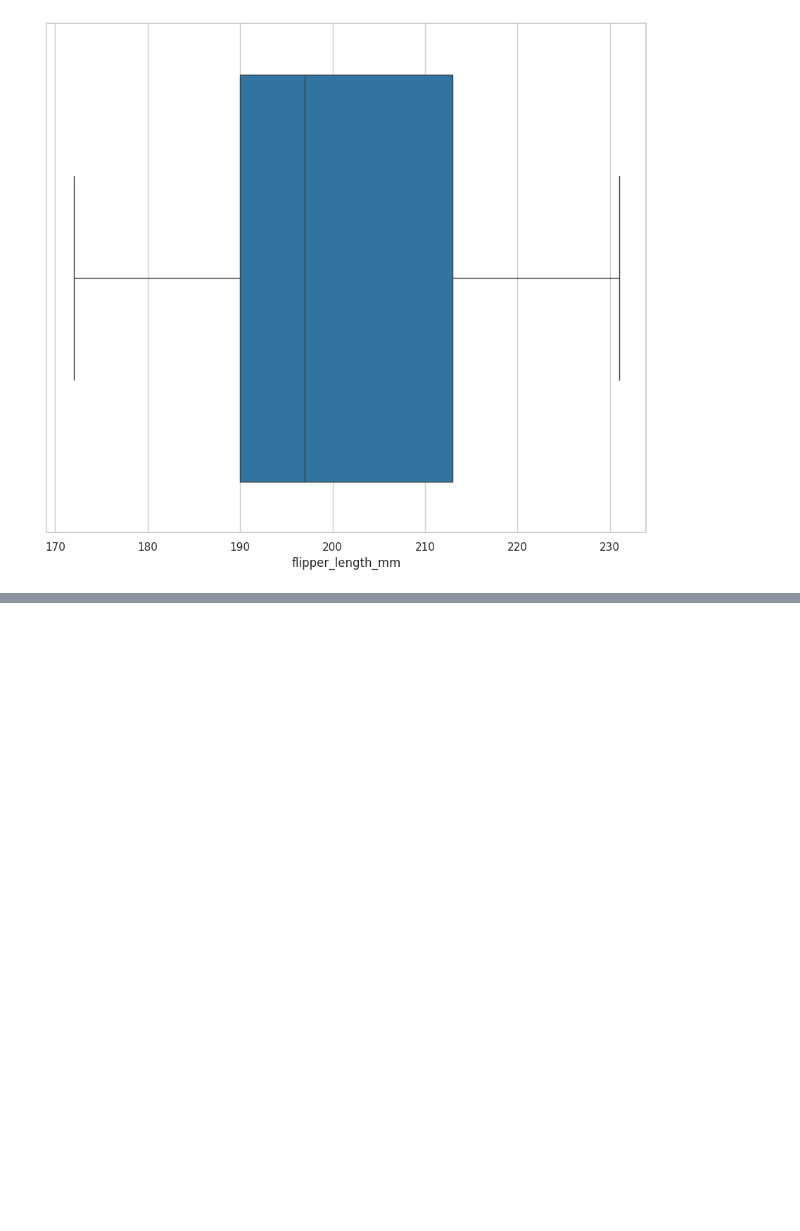
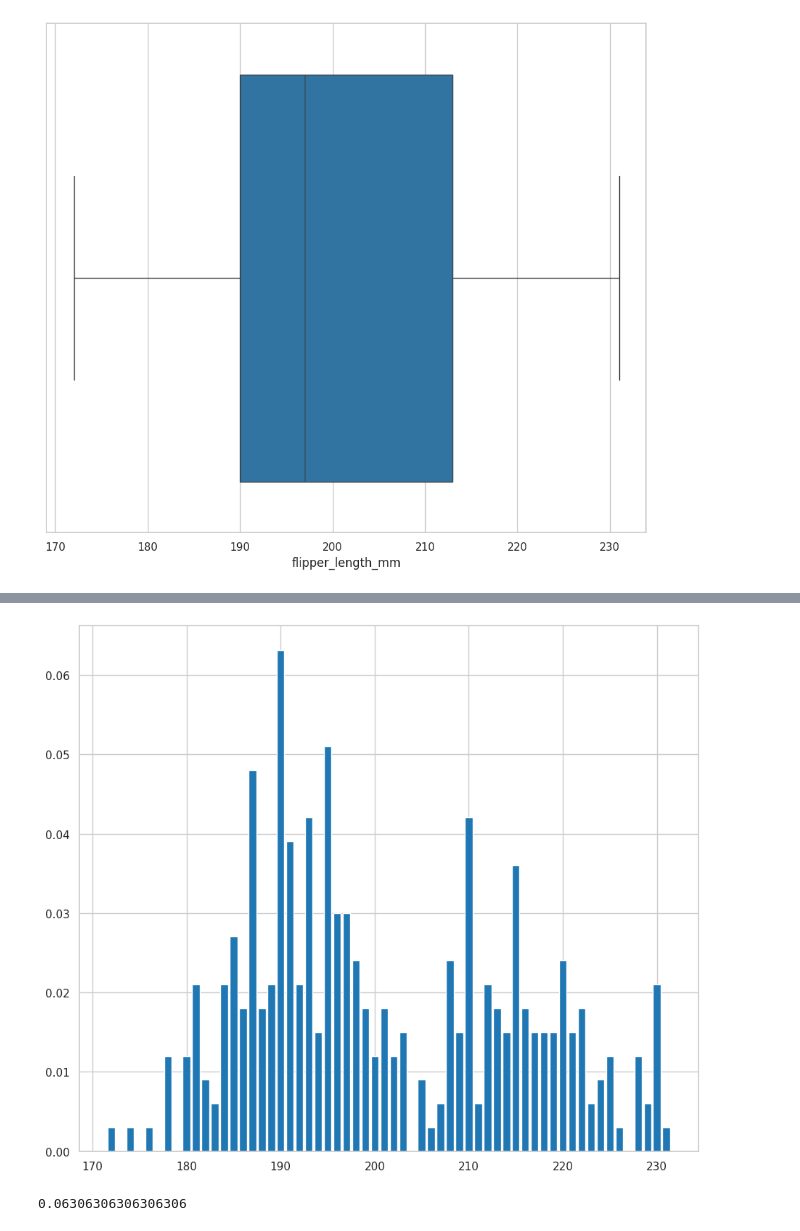
Before and after one commit to FernandoUrruchurtu/DatosPythonPlatzi, a Jupyter notebook: analisis-exploratorio-datos/notebook-eda.ipynb, the cells around one changed output, grey strips where cells are left out. Drawn from its saved outputs; the diff is of its cells as text; code cells hidden in the pictures; blank space fills up the shorter version.

```diff
--- a/analisis-exploratorio-datos/notebook-eda.ipynb
+++ b/analisis-exploratorio-datos/notebook-eda.ipynb
@@ -347,0 +345,7 @@ def freedman_diaconis_bindwidth(x:pd.Series) -> float:
+# %%
+pmf_flipper_length_mm = empiricaldist.Pmf.from_seq(
+    process_penguins_df.flipper_length_mm,
+    normalize = True
+)
+
+pmf_flipper_length_mm.head()
@@ -347,0 +358,8 @@ def freedman_diaconis_bindwidth(x:pd.Series) -> float:
+# %%
+pmf_flipper_length_mm.bar()
+# %% [output]
+[figure, added]
+# %%
+pmf_flipper_length_mm(190)
+# %% [output]
+0.06306306306306306
```
Also changed, not shown: parts of 29 cells of this notebook.
